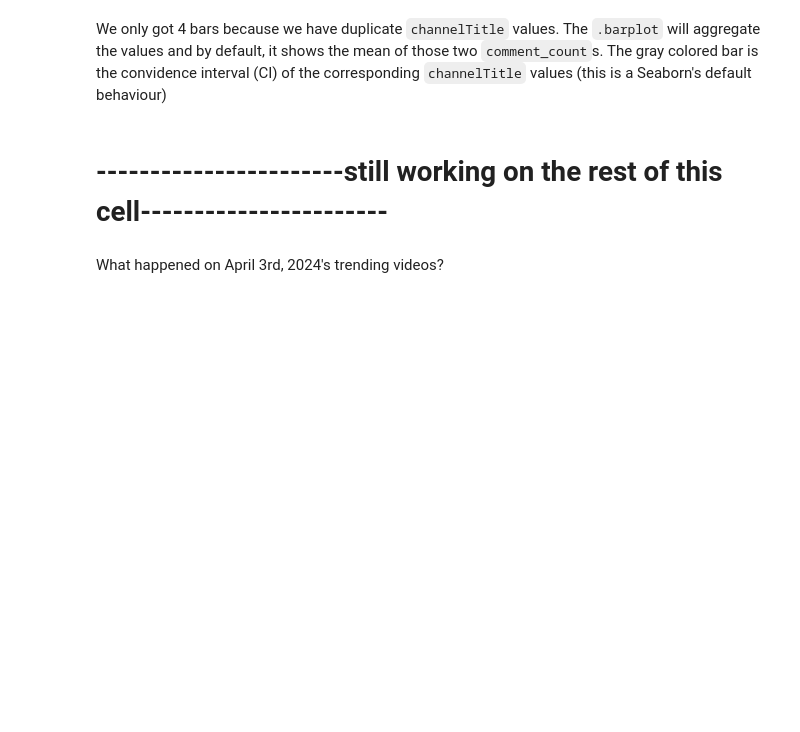
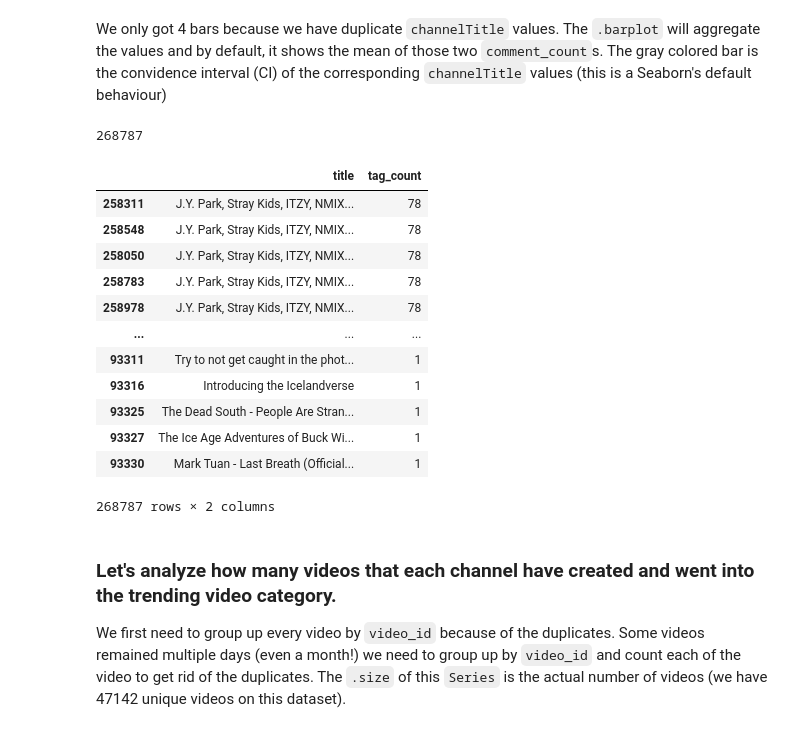
Before and after one commit to mkim2178/Lets_Pandas, a Jupyter notebook: why_so_trendy/trend_analyzer.ipynb, the cells around one changed output. Cells and saved outputs as stored; diff of their text form; code cells hidden in the pictures; blank space fills up the shorter version.

```diff
--- a/why_so_trendy/trend_analyzer.ipynb
+++ b/why_so_trendy/trend_analyzer.ipynb
@@ -110,5 +110,36 @@ sns.barplot(data = top_five_videos_with_most_comments, x = 'channelTitle', y = '
 [figure]
 # %% [markdown]
 We only got 4 bars because we have duplicate `channelTitle` values. The `.barplot` will aggregate the values and by default, it shows the mean of those two `comment_count`s. The gray colored bar is the convidence interval (CI) of the corresponding `channelTitle` values (this is a Seaborn's default behaviour)
+# %%
+tags_lst = youtube_trend["tags"].str.split('|').values
+
+count_tags = []
+
+for tags in tags_lst:
+    count_tags.append(len(tags))
+
+print(len(count_tags))
+
+title_and_tag_number = pd.DataFrame({"title": youtube_trend["title"],
+                                     "tag_count": count_tags})
+
+title_and_tag_number.sort_values(by="tag_count", ascending=False)
+# %% [output]
+268787
+|  | title | tag_count |
+| 258311 | J.Y. Park, Stray Kids, ITZY, NMIX... | 78 |
+| 258548 | J.Y. Park, Stray Kids, ITZY, NMIX... | 78 |
+| 258050 | J.Y. Park, Stray Kids, ITZY, NMIX... | 78 |
+| 258783 | J.Y. Park, Stray Kids, ITZY, NMIX... | 78 |
+| 258978 | J.Y. Park, Stray Kids, ITZY, NMIX... | 78 |
+| ... | ... | ... |
+| 93311 | Try to not get caught in the phot... | 1 |
+| 93316 | Introducing the Icelandverse | 1 |
+| 93325 | The Dead South - People Are Stran... | 1 |
+| 93327 | The Ice Age Adventures of Buck Wi... | 1 |
+| 93330 | Mark Tuan - Last Breath (Official... | 1 |
+268787 rows × 2 columns
 # %% [markdown]
-# -----------------------still working on the rest of this cell-----------------------
+### Let's analyze how many videos that each channel have created and went into the trending video category.
+
+We first need to group up every video by `video_id` because of the duplicates. Some videos remained multiple days (even a month!) we need to group up by `video_id` and count each of the video to get rid of the duplicates. The `.size` of this `Series` is the actual number of videos (we have 47142 unique videos on this dataset).
@@ -117,2 +145,0 @@ view_count_by_trending_date = youtube_trend.groupby("trending_date")[["view_coun
-# %% [markdown]
-What happened on April 3rd, 2024's trending videos?
```
Also changed, not shown: parts of 11 cells of this notebook.
